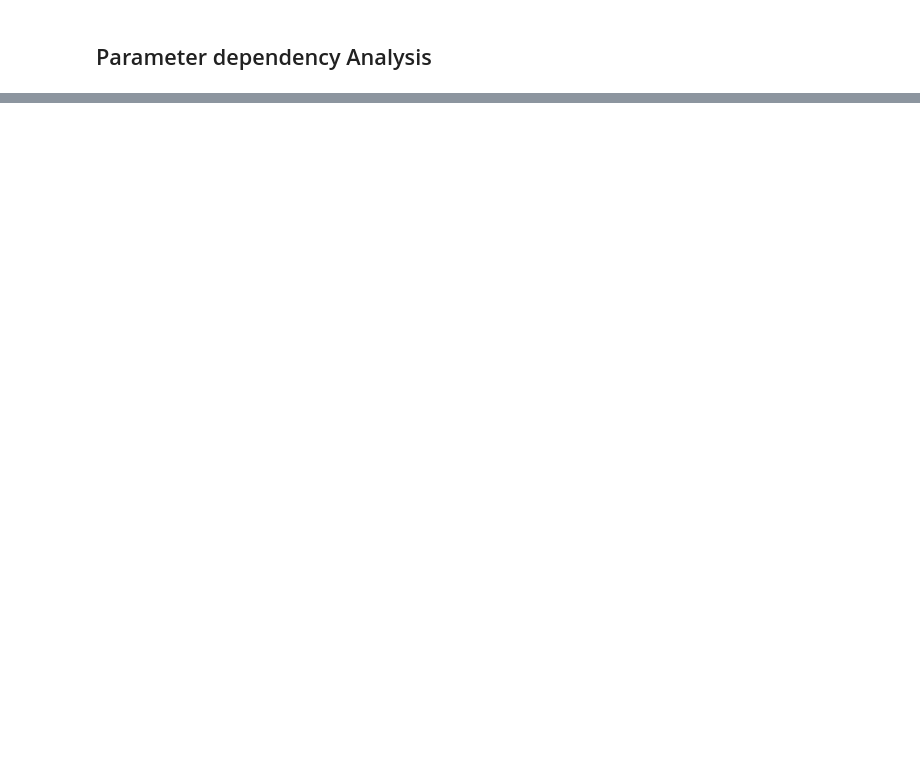
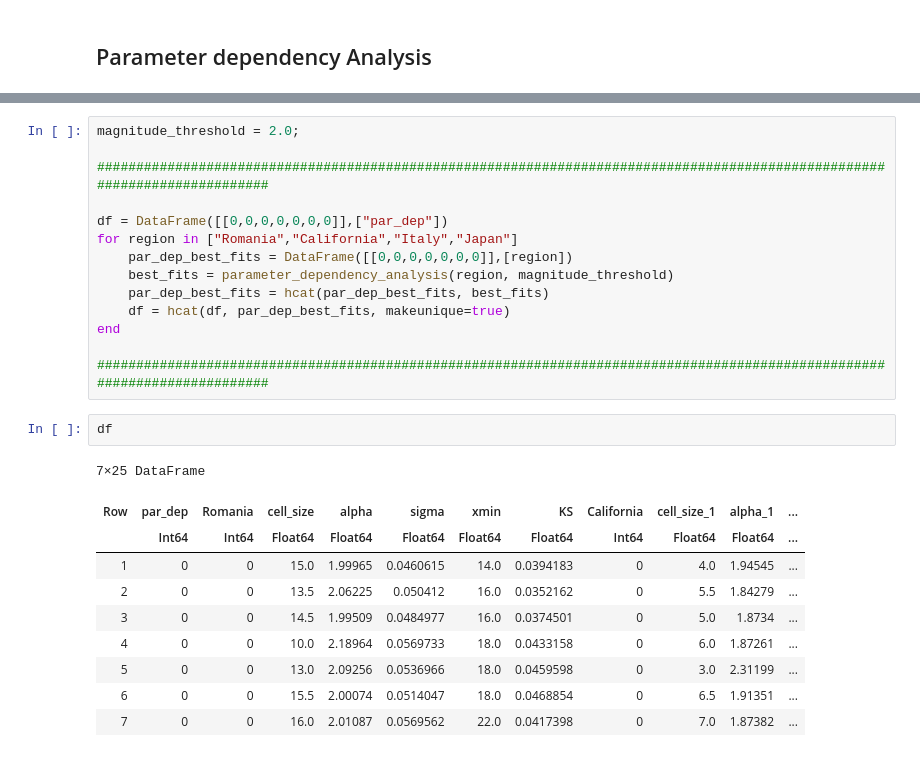
Before and after one commit to gabipana7/earthquake-networks-julia-dev, a Jupyter notebook: networks_parameter_dependency_analysis_and_plot.ipynb, the cells around one changed output, grey strips where cells are left out. Saved outputs shown, nothing was run; the diff lists cells and outputs as text; blank space fills up the shorter version.

Commit message:
par dep best fits diff mags

```diff
--- a/networks_parameter_dependency_analysis_and_plot.ipynb
+++ b/networks_parameter_dependency_analysis_and_plot.ipynb
@@ -120,0 +123,27 @@ df
+# %%
+magnitude_threshold = 2.0;
+
+###########################################################################################################################
+
+df = DataFrame([[0,0,0,0,0,0,0]],["par_dep"])
+for region in ["Romania","California","Italy","Japan"]
+    par_dep_best_fits = DataFrame([[0,0,0,0,0,0,0]],[region])
+    best_fits = parameter_dependency_analysis(region, magnitude_threshold)
+    par_dep_best_fits = hcat(par_dep_best_fits, best_fits)
+    df = hcat(df, par_dep_best_fits, makeunique=true)
+end
+
+###########################################################################################################################
+# %%
+df
+# %% [output]
+7×25 DataFrame
+| Row | par_dep | Romania | cell_size | alpha | sigma | xmin | KS | California | cell_size_1 | alpha_1 | ... |
+|  | Int64 | Int64 | Float64 | Float64 | Float64 | Float64 | Float64 | Int64 | Float64 | Float64 | ... |
+| 1 | 0 | 0 | 15.0 | 1.99965 | 0.0460615 | 14.0 | 0.0394183 | 0 | 4.0 | 1.94545 | ... |
+| 2 | 0 | 0 | 13.5 | 2.06225 | 0.050412 | 16.0 | 0.0352162 | 0 | 5.5 | 1.84279 | ... |
+| 3 | 0 | 0 | 14.5 | 1.99509 | 0.0484977 | 16.0 | 0.0374501 | 0 | 5.0 | 1.8734 | ... |
+| 4 | 0 | 0 | 10.0 | 2.18964 | 0.0569733 | 18.0 | 0.0433158 | 0 | 6.0 | 1.87261 | ... |
+| 5 | 0 | 0 | 13.0 | 2.09256 | 0.0536966 | 18.0 | 0.0459598 | 0 | 3.0 | 2.31199 | ... |
+| 6 | 0 | 0 | 15.5 | 2.00074 | 0.0514047 | 18.0 | 0.0468854 | 0 | 6.5 | 1.91351 | ... |
+| 7 | 0 | 0 | 16.0 | 2.01087 | 0.0569562 | 22.0 | 0.0417398 | 0 | 7.0 | 1.87382 | ... |
```
Also changed, not shown: parts of 9 cells of this notebook, 4 other files.
